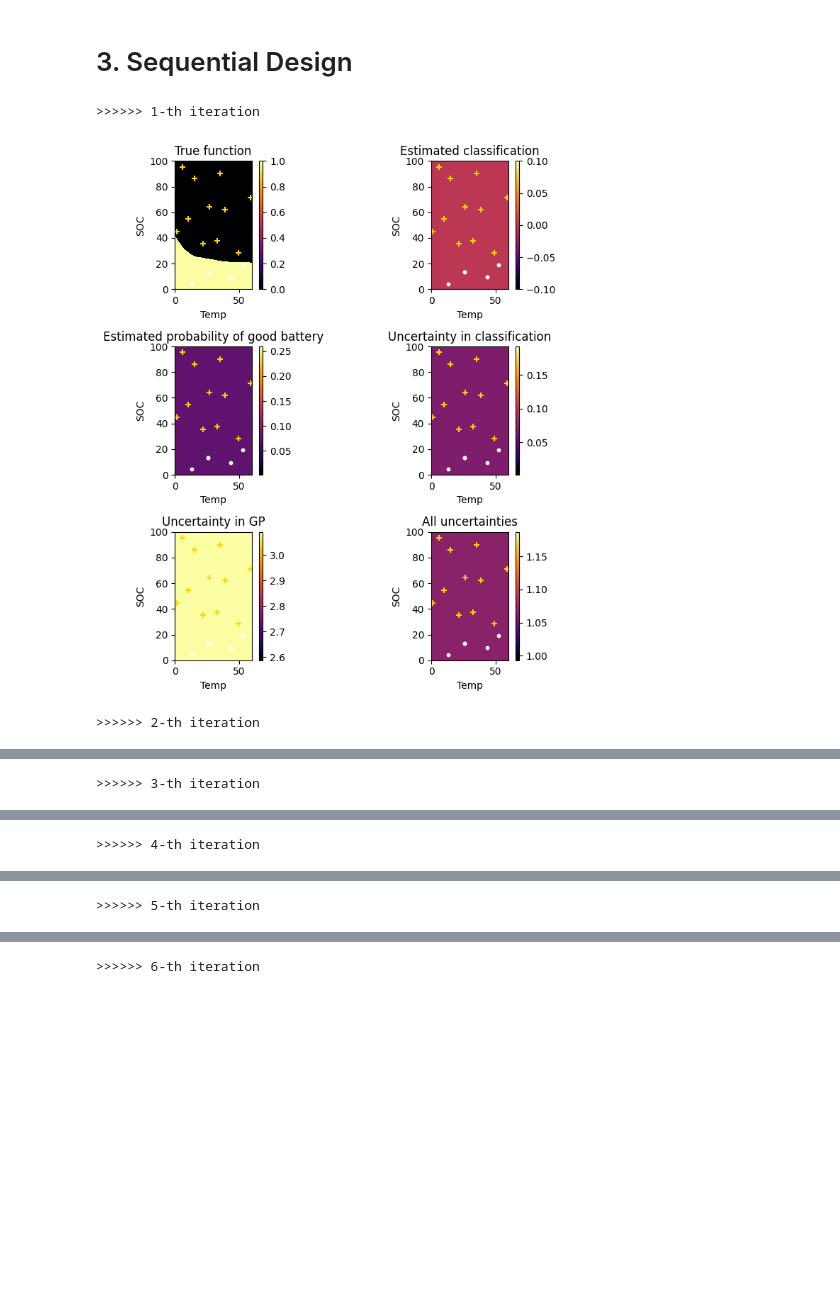
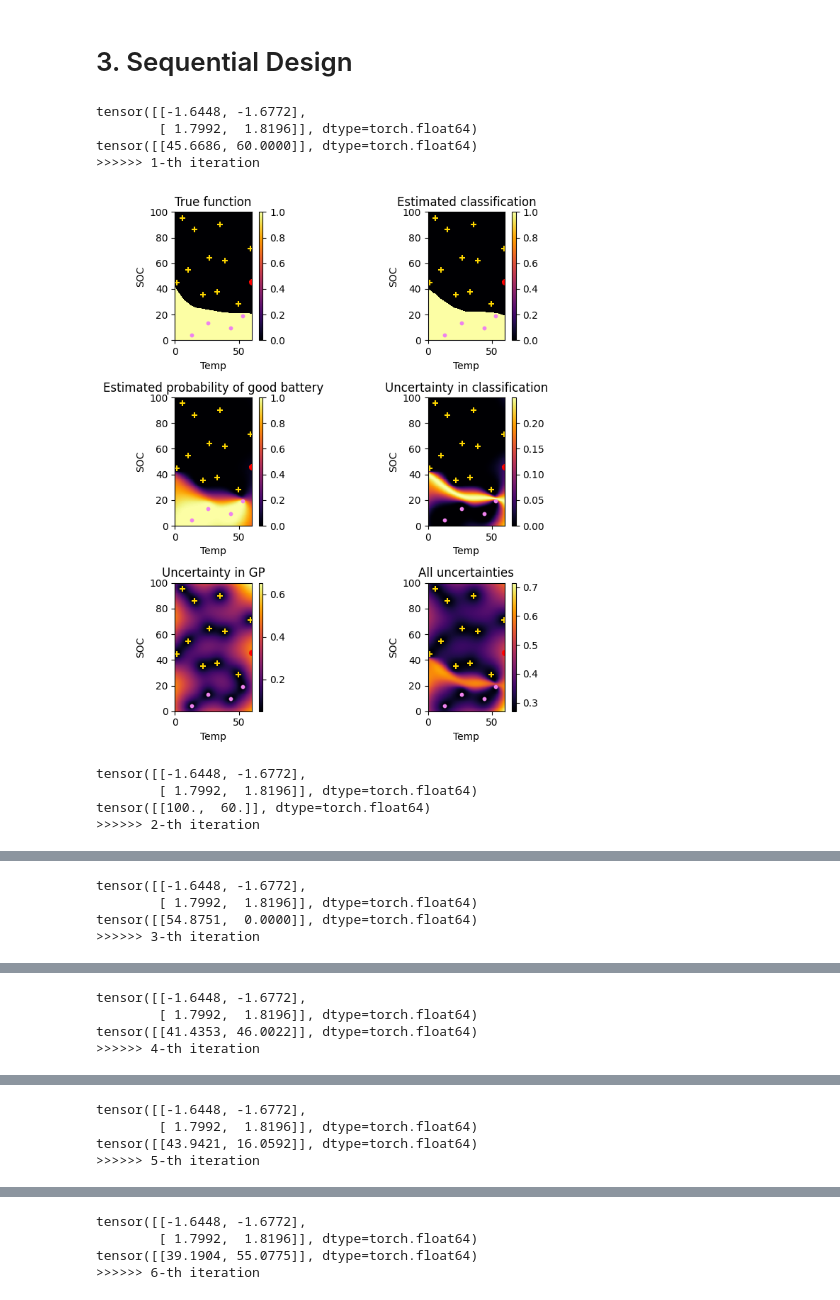
Before and after one commit to ma921/Battery-Experimental-Design, a Jupyter notebook: Tutorial 1. Sequential Experimental Design.ipynb, the cells around one changed output, grey strips where cells are left out. Cells and saved outputs as stored; diff of their text form; code cells hidden in the pictures; blank space fills up the shorter version.

```diff
--- a/Tutorial 1. Sequential Experimental Design.ipynb
+++ b/Tutorial 1. Sequential Experimental Design.ipynb
@@ -93,7 +95,7 @@ def plot_function(data, ax):
 
 def plot_white(X, ax):
     X = tm.numpy(X) # transform to numpy
-    ax.scatter(X[:,1], X[:,0], s=10, color="white")
+    ax.scatter(X[:,1], X[:,0], s=10, color="violet")
 
 def plot_gold(X, ax):
     X = tm.numpy(X) # transform to numpy
@@ -211,32 +243,59 @@ class Uncertainty(AnalyticAcquisitionFunction):
         var_total = torch.distributions.Normal(0,1).cdf(stddev).pow(2) + var
         return var_total
 
-def optimize_function(acqf):
+def optimize_function(acqf,X_scaler):
+    bounds_standardized = torch.tensor(X_scaler.transform(bounds), dtype=torch.double)
+    print(bounds_standardized)
     X_next, _ = optimize_acqf(
         acqf,
-        bounds=bounds,
+        bounds=bounds_standardized,
         q=1,
         num_restarts=10,
         raw_samples=512,
     )
-    return X_next
+    X_next_original_numpy = X_scaler.inverse_transform(X_next.numpy())
+    X_next_original = torch.tensor(X_next_original_numpy, dtype=torch.double)
+    return X_next_original
 # %%
 n_iter = 10
 
 for i in range(n_iter):
-    model = setting_GP_model(X, Y)   # update and fit model
+    # Compute statistics
+    # X_mean = X.mean(dim=0, keepdim=True)
+    # X_std = X.std(dim=0, unbiased=False, keepdim=True)
+    # Y_mean = Y.mean(dim=0, keepdim=True)
+    # Y_std = Y.std(dim=0, unbiased=False, keepdim=True)
+
+    # Standardize and normalize
+    # X_standardized = (X - X_mean) / X_std
+    # Y_normalized = (Y - Y_mean) / Y_std
+    X_standardized = torch.tensor(X_scaler.transform(X), dtype=torch.double)
+    Y_normalized = torch.tensor(Y_scaler.transform(Y), dtype=torch.double)
+
+    # Train model
+    model = setting_GP_model(X_standardized, Y_normalized)
+
+    #model = setting_GP_model(X, Y)   # update and fit model
     acqf = Uncertainty(model)        # set up selection criteria (acquisition function)
-    X_next = optimize_function(acqf) # selecting the next point via optimisaiton
+    X_next = optimize_function(acqf,X_scaler) # selecting the next point via optimisaiton
+    #print(X_next)
+
+    #print(X_next_original)
     Y_next = lifetime_function(X_next) - threshold_lifetime  # run experiment
 
     # merge results
     X = torch.vstack([X, X_next])
     Y = torch.vstack([Y, Y_next])
-
     # visualise the results
     print(">>>>>> "+str(i +1)+"-th iteration")
-    visualize_model(X, Y, model)
+    visualize_model(X, Y, model, X_new=X_next)
 # %% [output]
+tensor([[-1.6448, -1.6772],
+        [ 1.7992,  1.8196]], dtype=torch.float64)
+tensor([[45.6686, 60.0000]], dtype=torch.float64)
 >>>>>> 1-th iteration
-[figure, old version]
+[figure, new version]
+tensor([[-1.6448, -1.6772],
+        [ 1.7992,  1.8196]], dtype=torch.float64)
+tensor([[100.,  60.]], dtype=torch.float64)
 >>>>>> 2-th iteration
@@ -244 +303,4 @@ for i in range(n_iter):
+tensor([[-1.6448, -1.6772],
+        [ 1.7992,  1.8196]], dtype=torch.float64)
+tensor([[54.8751,  0.0000]], dtype=torch.float64)
 >>>>>> 3-th iteration
@@ -246 +308,4 @@ for i in range(n_iter):
+tensor([[-1.6448, -1.6772],
+        [ 1.7992,  1.8196]], dtype=torch.float64)
+tensor([[41.4353, 46.0022]], dtype=torch.float64)
 >>>>>> 4-th iteration
@@ -248 +313,4 @@ for i in range(n_iter):
+tensor([[-1.6448, -1.6772],
+        [ 1.7992,  1.8196]], dtype=torch.float64)
+tensor([[43.9421, 16.0592]], dtype=torch.float64)
 >>>>>> 5-th iteration
@@ -250 +318,4 @@ for i in range(n_iter):
+tensor([[-1.6448, -1.6772],
+        [ 1.7992,  1.8196]], dtype=torch.float64)
+tensor([[39.1904, 55.0775]], dtype=torch.float64)
 >>>>>> 6-th iteration
```
Also changed, not shown: parts of 5 cells of this notebook.
